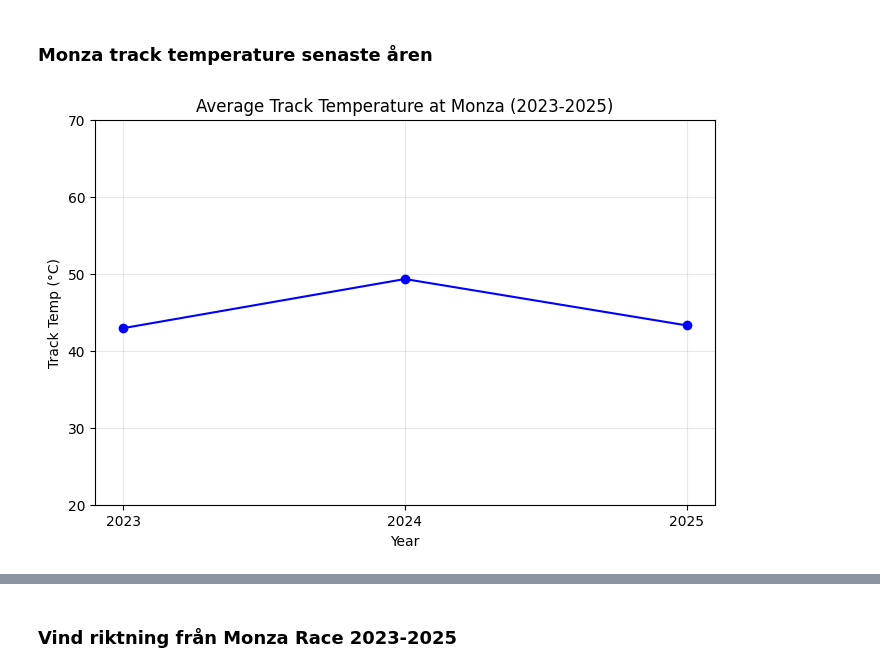
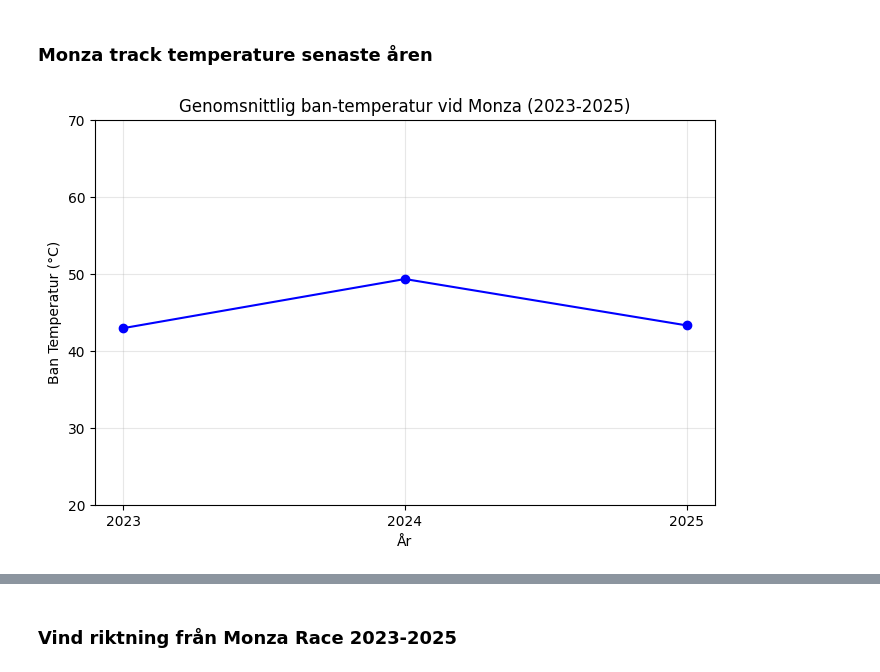
Before and after one commit to Skoga02/f1_data_visualization, a Jupyter notebook: eda_notebooks/weather_eda.ipynb, the cells around one changed output, grey strips where cells are left out. Saved outputs shown, nothing was run; the diff lists cells and outputs as text; code cells hidden in the pictures.

```diff
--- a/eda_notebooks/weather_eda.ipynb
+++ b/eda_notebooks/weather_eda.ipynb
@@ -40,27 +71,27 @@ weather_df.head(10)
 # %%
 race_temperature_3_years = weather_df[
     (weather_df['session_name'] == 'Race') &
     (weather_df['year'].isin([2023, 2024, 2025]))
 ]
 
 avg_track_temperature_monza = race_temperature_3_years.groupby('year')['track_temperature'].mean()
 
 fig, ax = plt.subplots(figsize=(8, 5))
 
 avg_track_temperature_monza.plot(kind='line', color='blue', marker='o', ax=ax)
 
-ax.set_title('Average Track Temperature at Monza (2023-2025)')
-ax.set_xlabel('Year')
-ax.set_ylabel('Track Temp (°C)')
+ax.set_title('Genomsnittlig ban-temperatur vid Monza (2023-2025)')
+ax.set_xlabel('År')
+ax.set_ylabel('Ban Temperatur (°C)')
 ax.set_ylim(20, 70)
 ax.set_xticks([2023, 2024, 2025])
 
 
 plt.grid(True, alpha=0.3)
 
 plt.show()
 # %% [output]
-[figure, old version]
+[figure, new version]
 # %%
 # Find out average rainfall on monza during all sessions in 2023, 2024, and 2025
 rainfall_monza = weather_df[weather_df['year'].isin([2023, 2024, 2025])]
```
Also changed, not shown: parts of 11 cells of this notebook, 4 other files.
